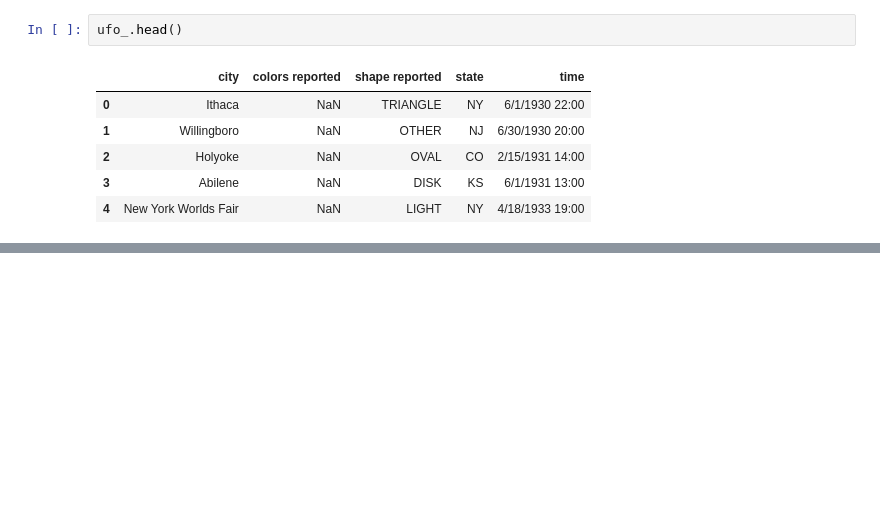
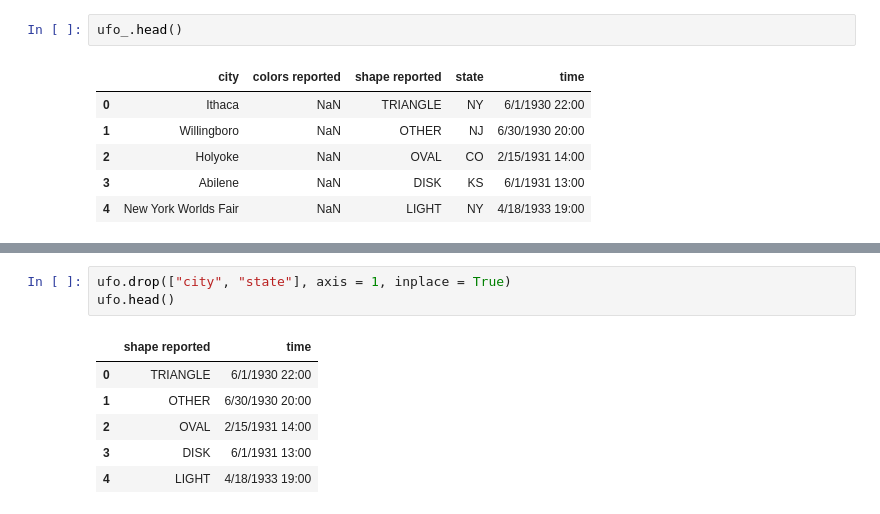
Before and after one commit to faruk3d/Pandas_practice, a Jupyter notebook: pandas.ipynb, the cells around one changed output, grey strips where cells are left out. Drawn from its saved outputs; the diff is of its cells as text; blank space fills up the shorter version.

```diff
--- a/pandas.ipynb
+++ b/pandas.ipynb
@@ -186,0 +203,10 @@ Index(['city', 'colors_reported', 'shape_reported', 'state', 'time'], dtype='obj
+# %%
+ufo.drop(["city", "state"], axis = 1, inplace = True)
+ufo.head()
+# %% [output]
+|  | shape reported | time |
+| 0 | TRIANGLE | 6/1/1930 22:00 |
+| 1 | OTHER | 6/30/1930 20:00 |
+| 2 | OVAL | 2/15/1931 14:00 |
+| 3 | DISK | 6/1/1931 13:00 |
+| 4 | LIGHT | 4/18/1933 19:00 |
```
Also changed, not shown: parts of 6 cells of this notebook.
